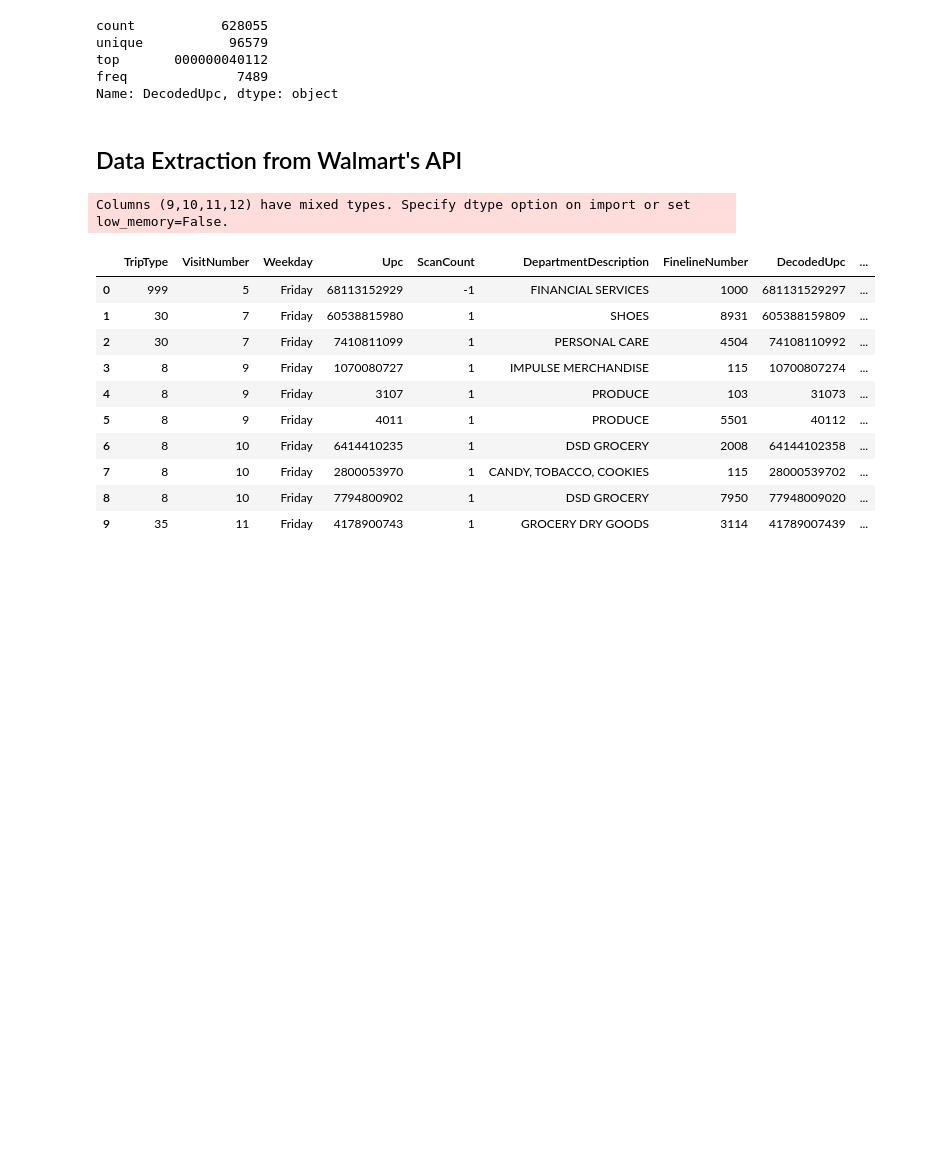
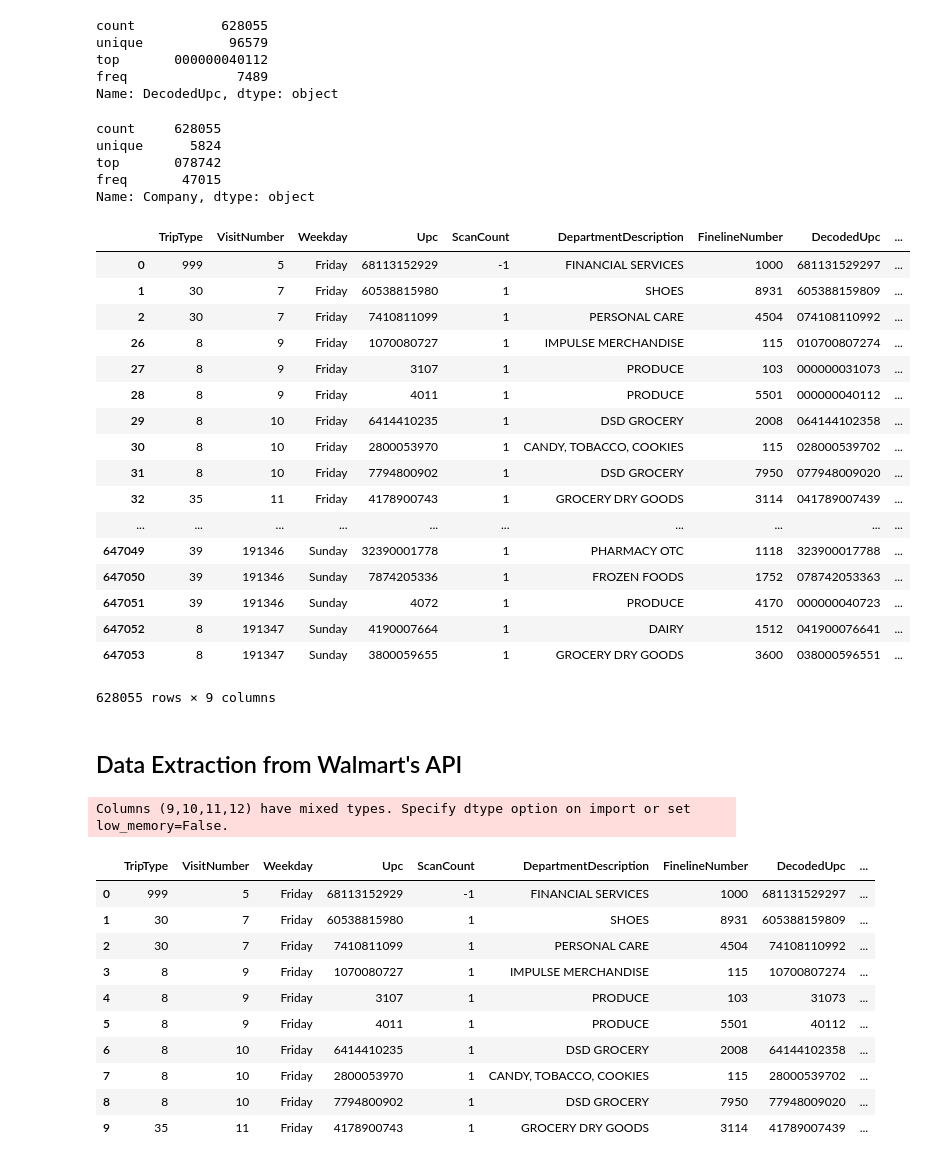
Before and after one commit to stefankaransingh/walmart-trip-type-classification, a Jupyter notebook: Walmart Trip Type Classification.ipynb, the cells around one changed output. Cells and saved outputs as stored; diff of their text form; code cells hidden in the pictures; blank space fills up the shorter version.

```diff
--- a/Walmart Trip Type Classification.ipynb
+++ b/Walmart Trip Type Classification.ipynb
@@ -348,0 +497,2 @@ len(data[data['DepartmentDescription'] == 'MENS WEAR'])
+# %%
+data = replace_words(data,'DepartmentDescription',word_replcement_dic)
@@ -420,6 +591,15 @@ def get_full_upc(x,only_pad=False):
 
     except Exception as ex:
         return -9999
+# %%
+def get_company(upc):
+    try:
+        p = upc[:6]
+        if p == '000000':
+            return upc[-5]
+        return p
+    except:
+        return -9999
 # %%
 decoded_upc = [get_full_upc(upc) for upc in data['Upc']]
 # %%
@@ -440,4 +620,38 @@ unique           96579
 top       000000040112
 freq              7489
 Name: DecodedUpc, dtype: object
+# %%
+data['Company'] = [get_company(upc) for upc in data['DecodedUpc']]
+# %%
+data['Company'].describe()
+# %% [output]
+count     628055
+unique      5824
+top       078742
+freq       47015
+Name: Company, dtype: object
+# %%
+data['DecodedUpc'] = data['DecodedUpc'].astype(str)
+data['Company'] = data['Company'].astype(str)
+# %%
+data
+# %% [output]
+|  | TripType | VisitNumber | Weekday | Upc | ScanCount | DepartmentDescription | FinelineNumber | DecodedUpc | ... |
+| 0 | 999 | 5 | Friday | 68113152929 | -1 | FINANCIAL SERVICES | 1000 | 681131529297 | ... |
+| 1 | 30 | 7 | Friday | 60538815980 | 1 | SHOES | 8931 | 605388159809 | ... |
+| 2 | 30 | 7 | Friday | 7410811099 | 1 | PERSONAL CARE | 4504 | 074108110992 | ... |
+| 26 | 8 | 9 | Friday | 1070080727 | 1 | IMPULSE MERCHANDISE | 115 | 010700807274 | ... |
+| 27 | 8 | 9 | Friday | 3107 | 1 | PRODUCE | 103 | 000000031073 | ... |
+| 28 | 8 | 9 | Friday | 4011 | 1 | PRODUCE | 5501 | 000000040112 | ... |
+| 29 | 8 | 10 | Friday | 6414410235 | 1 | DSD GROCERY | 2008 | 064144102358 | ... |
+| 30 | 8 | 10 | Friday | 2800053970 | 1 | CANDY, TOBACCO, COOKIES | 115 | 028000539702 | ... |
+| 31 | 8 | 10 | Friday | 7794800902 | 1 | DSD GROCERY | 7950 | 077948009020 | ... |
+| 32 | 35 | 11 | Friday | 4178900743 | 1 | GROCERY DRY GOODS | 3114 | 041789007439 | ... |
+| ... | ... | ... | ... | ... | ... | ... | ... | ... | ... |
+| 647049 | 39 | 191346 | Sunday | 32390001778 | 1 | PHARMACY OTC | 1118 | 323900017788 | ... |
+| 647050 | 39 | 191346 | Sunday | 7874205336 | 1 | FROZEN FOODS | 1752 | 078742053363 | ... |
+| 647051 | 39 | 191346 | Sunday | 4072 | 1 | PRODUCE | 4170 | 000000040723 | ... |
+| 647052 | 8 | 191347 | Sunday | 4190007664 | 1 | DAIRY | 1512 | 041900076641 | ... |
+| 647053 | 8 | 191347 | Sunday | 3800059655 | 1 | GROCERY DRY GOODS | 3600 | 038000596551 | ... |
+628055 rows × 9 columns
 # %%
```
Also changed, not shown: parts of 30 cells of this notebook, 5 other files.
